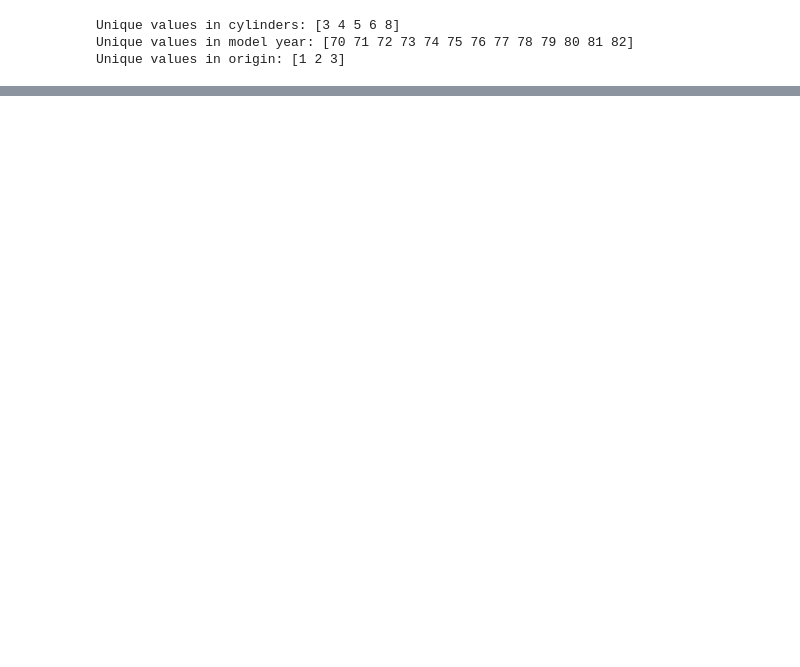
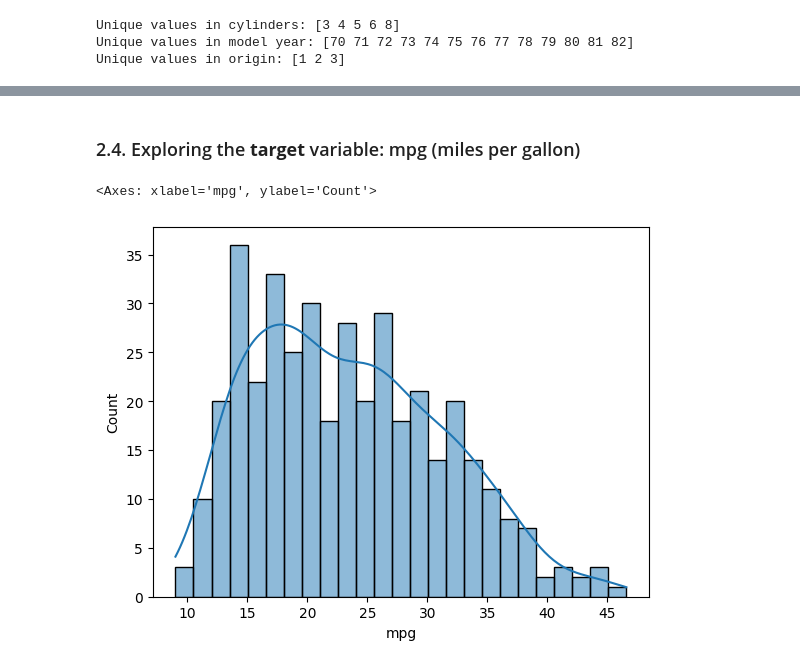
Before and after one commit to selvatica-36/advanced-regression-predicting-fuel-economy, a Jupyter notebook: analysis.ipynb, the cells around one changed output, grey strips where cells are left out. Saved outputs shown, nothing was run; the diff lists cells and outputs as text; code cells hidden in the pictures; blank space fills up the shorter version.

```diff
--- a/analysis.ipynb
+++ b/analysis.ipynb
@@ -137,0 +170,7 @@ data.describe()
+# %% [markdown]
+### 2.4. Exploring the **target** variable: mpg (miles per gallon)
+# %%
+sns.histplot(data['mpg'], kde=True, bins=25)
+# %% [output]
+<Axes: xlabel='mpg', ylabel='Count'>
+[figure, added]
```
Also changed, not shown: parts of 32 cells of this notebook.
